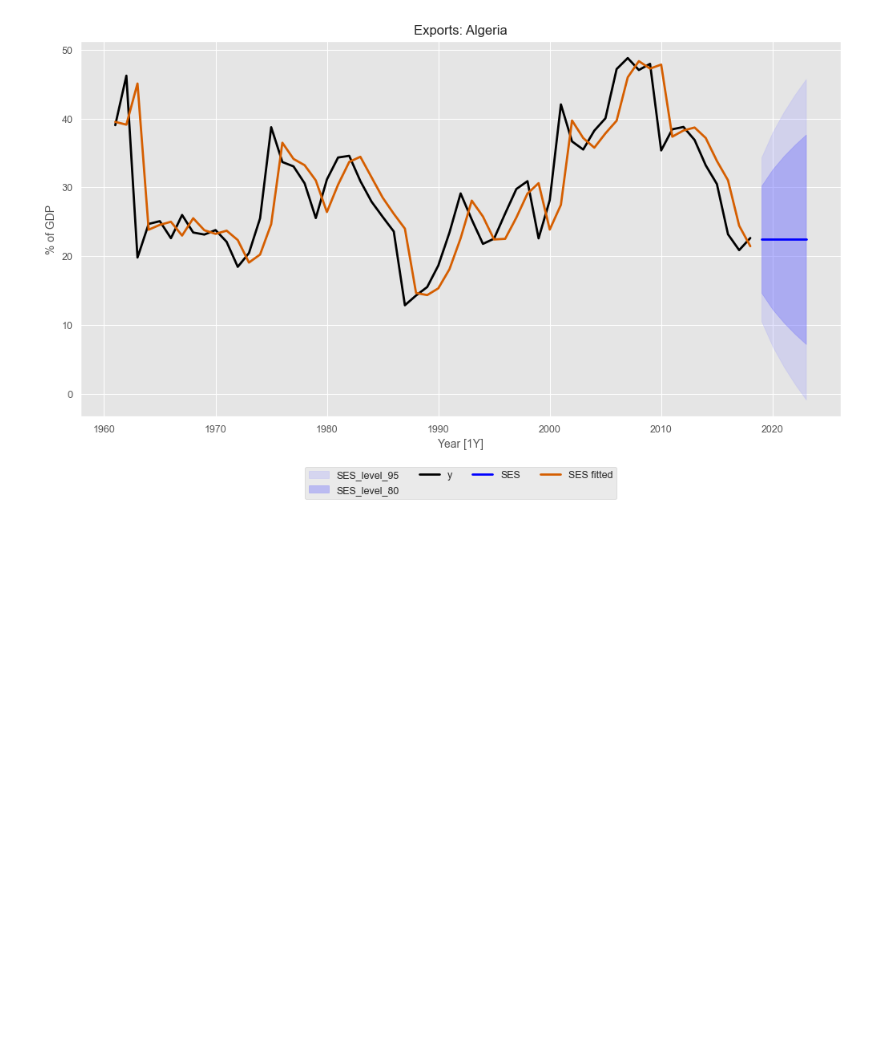
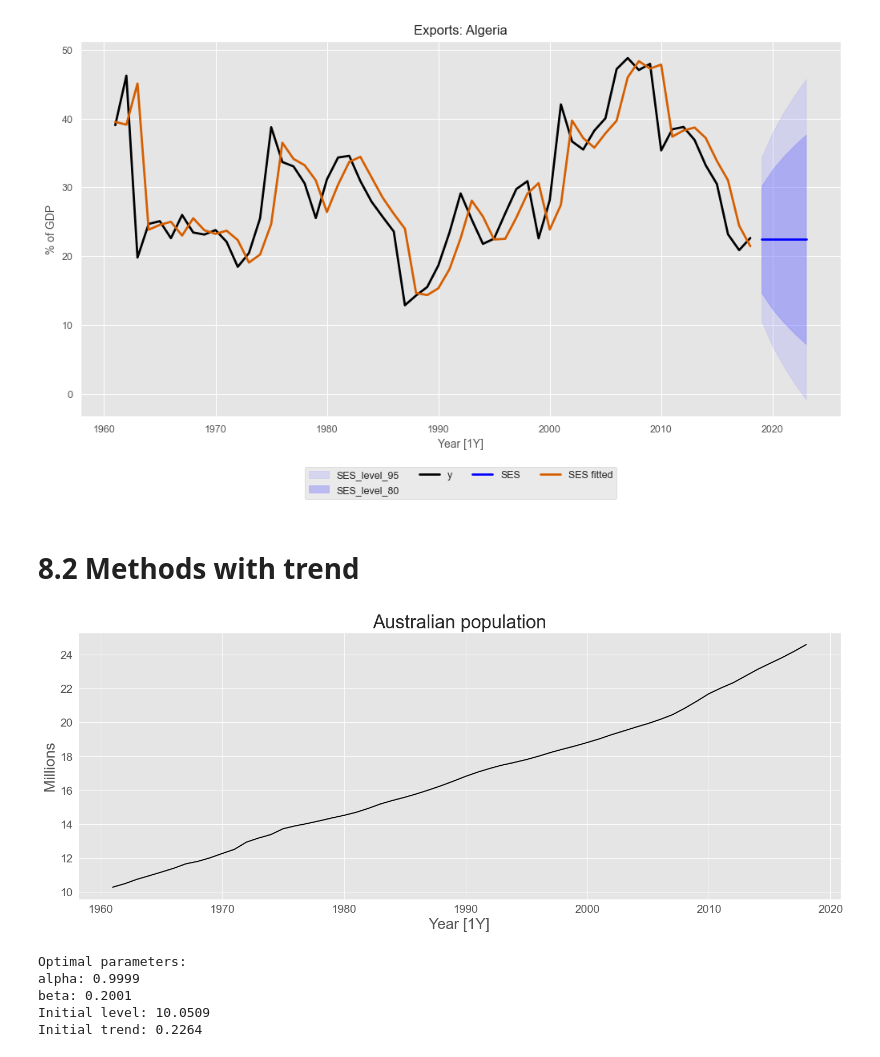
Before and after one commit to omeraytug/fpp3, a Jupyter notebook: code_alongs/08_exponential_smoothing.ipynb, the cells around one changed output. Saved outputs shown, nothing was run; the diff lists cells and outputs as text; code cells hidden in the pictures; blank space fills up the shorter version.

```diff
--- a/code_alongs/08_exponential_smoothing.ipynb
+++ b/code_alongs/08_exponential_smoothing.ipynb
@@ -209,3 +209,20 @@ ax.legend(
 plt.show()
 # %% [output]
 [figure]
+# %% [markdown]
+# 8.2 Methods with trend
+# %%
+aus_economy = (
+    pd.read_csv("../data/fpp3/aus_economy.csv", parse_dates=["ds"])
+    .assign(y=lambda x: x["y"] / 1e6)
+)
+
+fig, ax = plt.subplots(figsize=(15, 6))
+ax.plot(aus_economy["ds"], aus_economy["y"], color="#000000", linewidth=1.5)
+ax.set_title("Australian population", fontsize=25)
+ax.set_xlabel("Year [1Y]", fontsize=20)
+ax.set_ylabel("Millions", fontsize=20)
+ax.tick_params(axis="both", labelsize=15)
+plt.show()
+# %% [output]
+[figure, added]
@@ -211,0 +232,14 @@ plt.show()
+# %%
+holt = sf.fitted_[0, 0]
+params = np.round(holt.model_["fit"].x, 4)
+print("Optimal parameters:")
+print("alpha:", params[0])
+print("beta:", params[1])
+print("Initial level:", params[2])
+print("Initial trend:", params[3])
+# %% [output]
+Optimal parameters:
+alpha: 0.9999
+beta: 0.2001
+Initial level: 10.0509
+Initial trend: 0.2264
```
Also changed, not shown: parts of 23 cells of this notebook, 1 other file.
